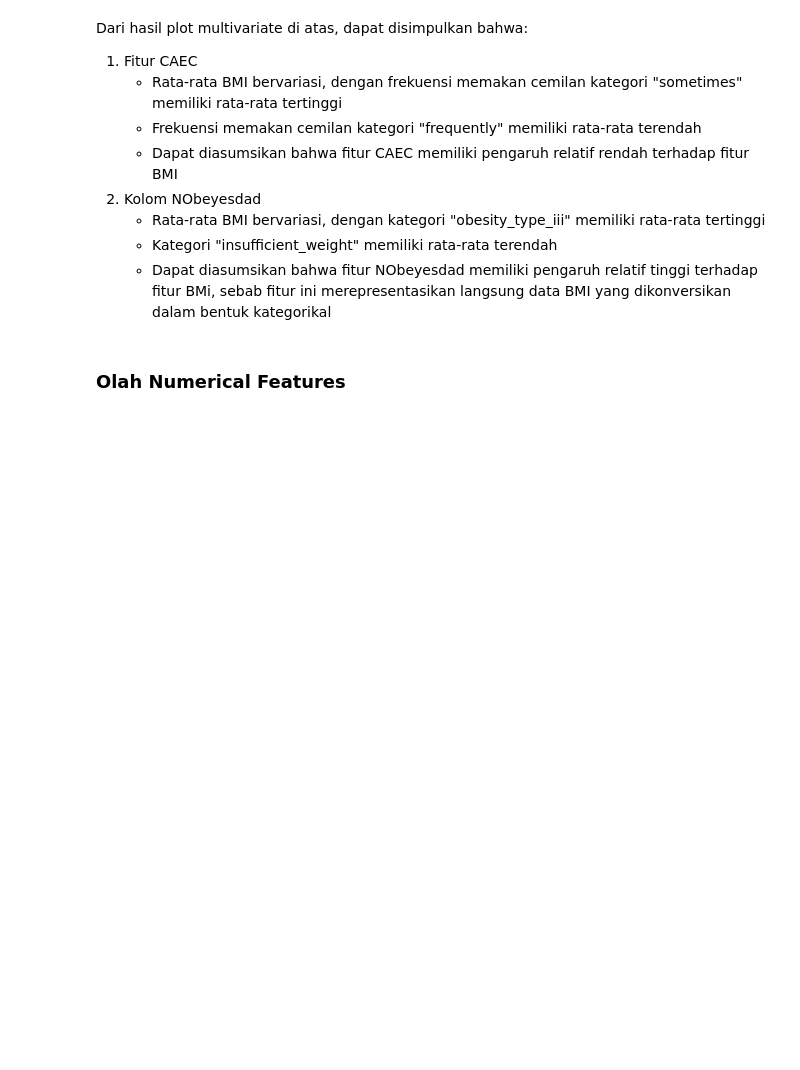
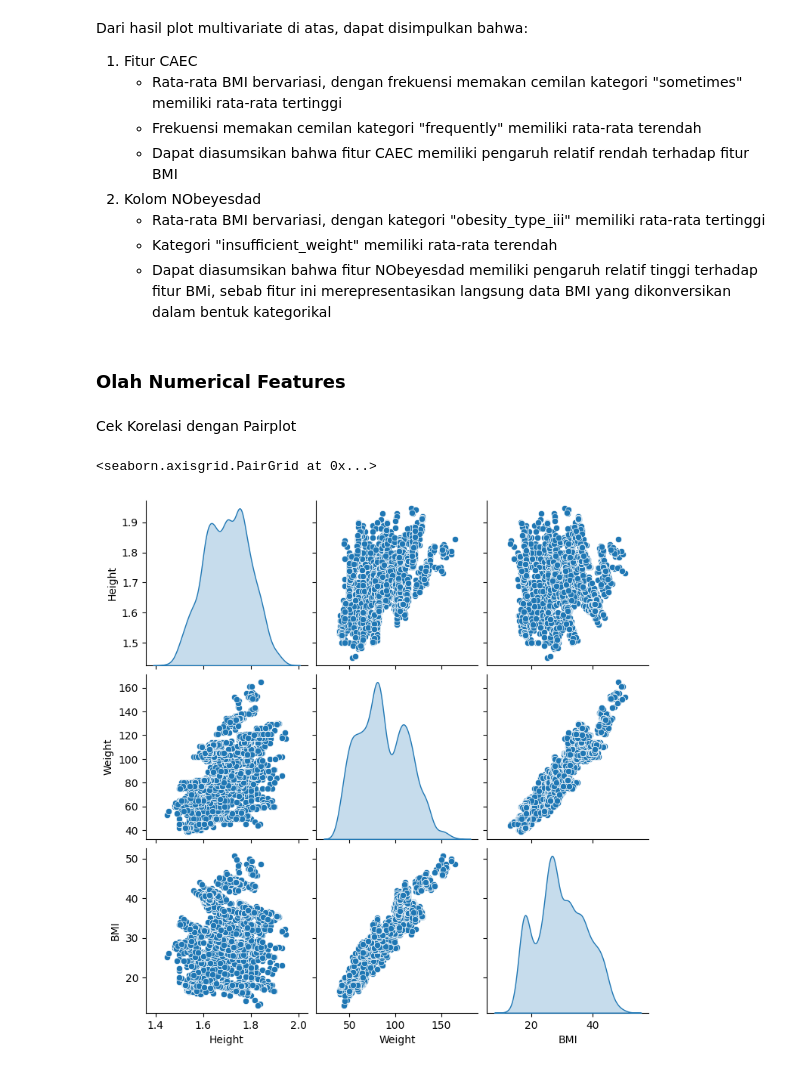
Before and after one commit to ishala/obesity-analysis-and-recommender-system, a Jupyter notebook: Submission 1/analisis.ipynb, the cells around one changed output. Drawn from its saved outputs; the diff is of its cells as text; code cells hidden in the pictures; blank space fills up the shorter version.

```diff
--- a/Submission 1/analisis.ipynb
+++ b/Submission 1/analisis.ipynb
@@ -538,3 +539,10 @@ Dari hasil plot multivariate di atas, dapat disimpulkan bahwa:
    - Dapat diasumsikan bahwa fitur NObeyesdad memiliki pengaruh relatif tinggi terhadap fitur BMi, sebab fitur ini merepresentasikan langsung data BMI yang dikonversikan dalam bentuk kategorikal
 # %% [markdown]
 ### Olah Numerical Features
+# %% [markdown]
+Cek Korelasi dengan Pairplot
+# %%
+sns.pairplot(cleanedObesDf, diag_kind = 'kde')
+# %% [output]
+<seaborn.axisgrid.PairGrid at 0x...>
+[figure, added]
```
Also changed, not shown: parts of 8 cells of this notebook.
